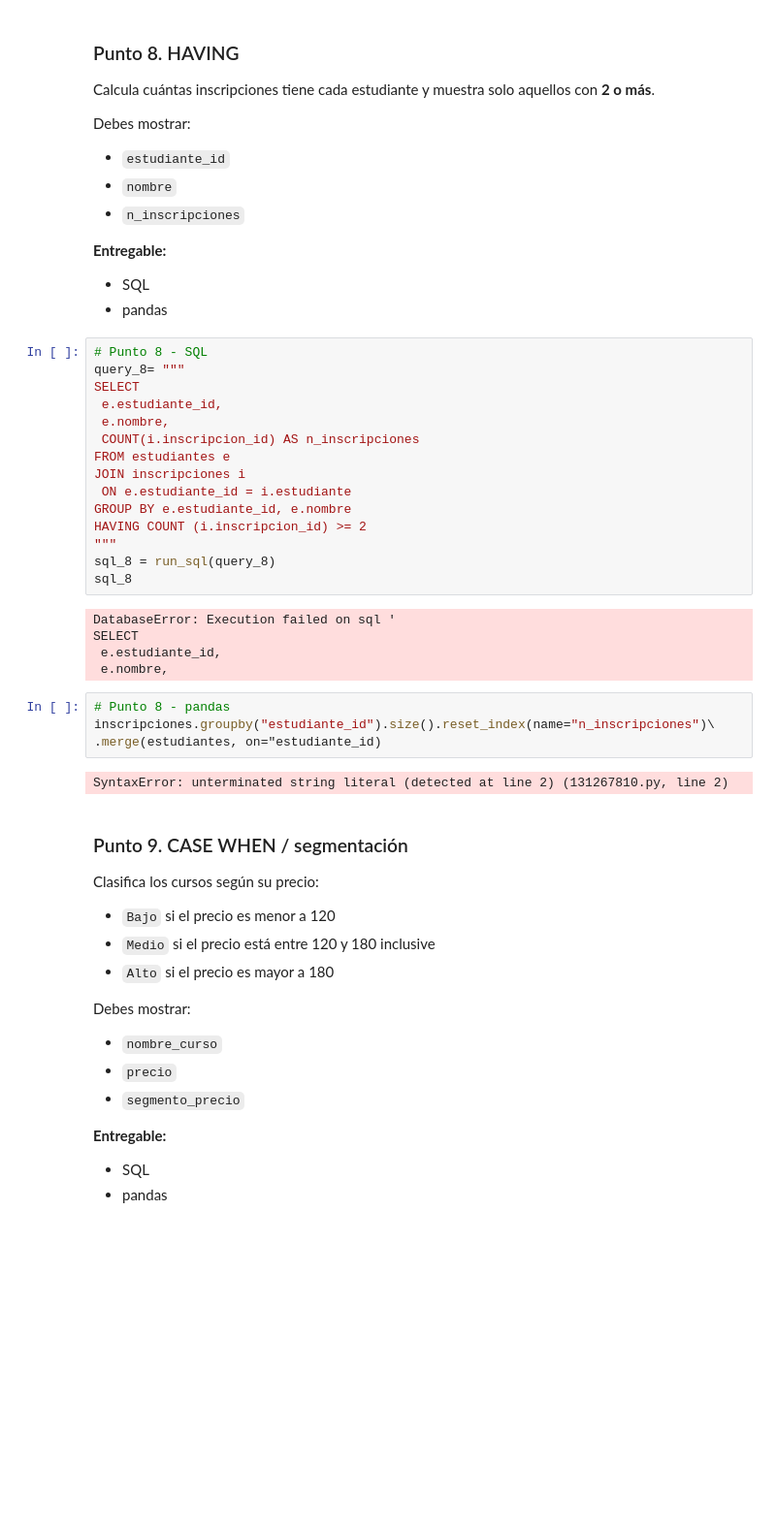
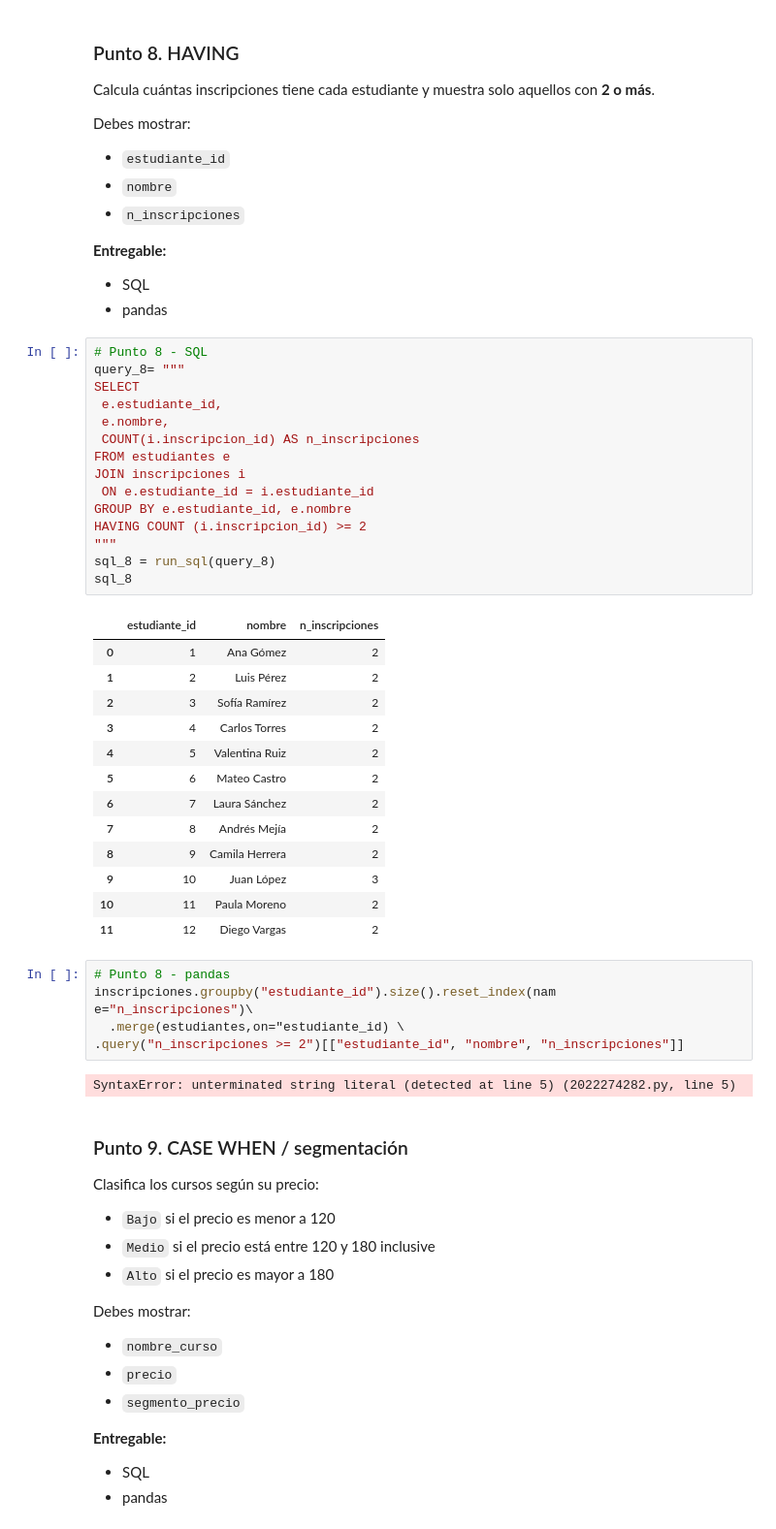
Before and after one commit to CeneDurango/Ciencia-Datos, a Jupyter notebook: tarea_sql_pandas_academia.ipynb, the cells around one changed output. Shown at 97% size. Saved outputs shown, nothing was run; the diff lists cells and outputs as text; blank space fills up the shorter version.

```diff
--- a/tarea_sql_pandas_academia.ipynb
+++ b/tarea_sql_pandas_academia.ipynb
@@ -502,29 +502,40 @@ Debes mostrar:
 # %%
 # Punto 8 - SQL
 query_8= """
 SELECT
  e.estudiante_id,
  e.nombre,
  COUNT(i.inscripcion_id) AS n_inscripciones
 FROM estudiantes e
 JOIN inscripciones i
- ON e.estudiante_id = i.estudiante
+ ON e.estudiante_id = i.estudiante_id
 GROUP BY e.estudiante_id, e.nombre
 HAVING COUNT (i.inscripcion_id) >= 2
 """
 sql_8 = run_sql(query_8)
 sql_8
 # %% [output]
-DatabaseError: Execution failed on sql '
-SELECT
- e.estudiante_id,
- e.nombre,
+|  | estudiante_id | nombre | n_inscripciones |
+| 0 | 1 | Ana Gómez | 2 |
+| 1 | 2 | Luis Pérez | 2 |
+| 2 | 3 | Sofía Ramírez | 2 |
+| 3 | 4 | Carlos Torres | 2 |
+| 4 | 5 | Valentina Ruiz | 2 |
+| 5 | 6 | Mateo Castro | 2 |
+| 6 | 7 | Laura Sánchez | 2 |
+| 7 | 8 | Andrés Mejía | 2 |
+| 8 | 9 | Camila Herrera | 2 |
+| 9 | 10 | Juan López | 3 |
+| 10 | 11 | Paula Moreno | 2 |
+| 11 | 12 | Diego Vargas | 2 |
 # %%
 # Punto 8 - pandas
-inscripciones.groupby("estudiante_id").size().reset_index(name="n_inscripciones")\
-.merge(estudiantes, on="estudiante_id)
+inscripciones.groupby("estudiante_id").size().reset_index(nam
+e="n_inscripciones")\
+  .merge(estudiantes,on="estudiante_id) \
+.query("n_inscripciones >= 2")[["estudiante_id", "nombre", "n_inscripciones"]]
 # %% [output]
-SyntaxError: unterminated string literal (detected at line 2) (131267810.py, line 2)
+SyntaxError: unterminated string literal (detected at line 5) (2022274282.py, line 5)
 # %% [markdown]
 ### Punto 9. CASE WHEN / segmentación
 
```
